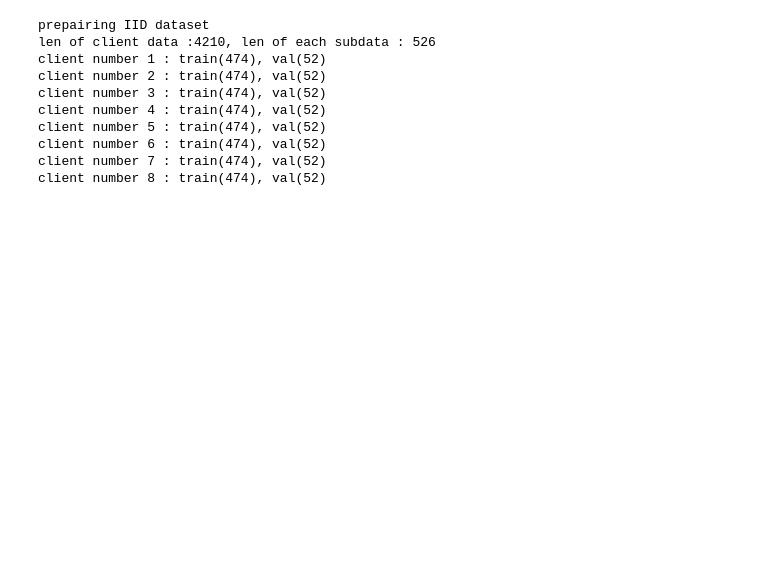
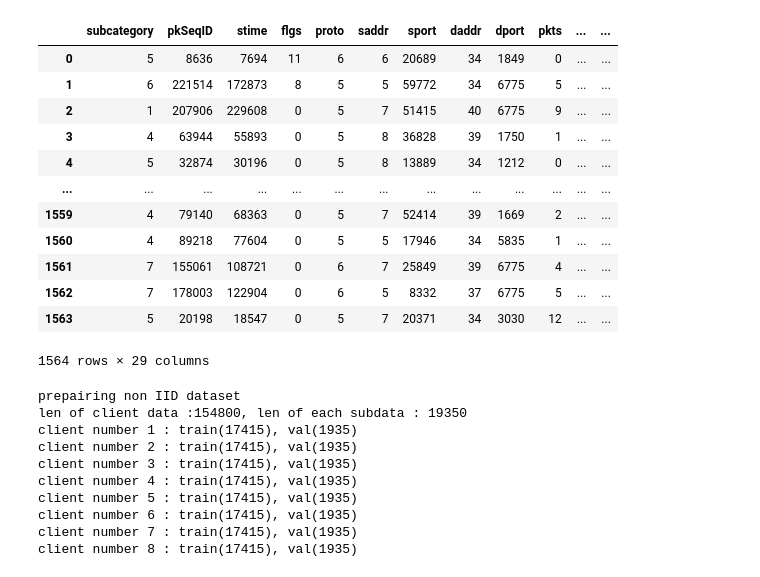
Before and after one commit to Ben11304/2022_SE03, a Jupyter notebook: federated_learning/Gan_FL/freedata_framework.ipynb, the cells around one changed output. Cells and saved outputs as stored; diff of their text form; code cells hidden in the pictures; blank space fills up the shorter version.

```diff
--- a/federated_learning/Gan_FL/freedata_framework.ipynb
+++ b/federated_learning/Gan_FL/freedata_framework.ipynb
@@ -23,16 +54,32 @@ server_data = server_data.reset_index(drop=True)
+# %%
+server_data
+# %% [output]
+|  | subcategory | pkSeqID | stime | flgs | proto | saddr | sport | daddr | dport | pkts | ... | ... |
+| 0 | 5 | 8636 | 7694 | 11 | 6 | 6 | 20689 | 34 | 1849 | 0 | ... | ... |
+| 1 | 6 | 221514 | 172873 | 8 | 5 | 5 | 59772 | 34 | 6775 | 5 | ... | ... |
+| 2 | 1 | 207906 | 229608 | 0 | 5 | 7 | 51415 | 40 | 6775 | 9 | ... | ... |
+| 3 | 4 | 63944 | 55893 | 0 | 5 | 8 | 36828 | 39 | 1750 | 1 | ... | ... |
+| 4 | 5 | 32874 | 30196 | 0 | 5 | 8 | 13889 | 34 | 1212 | 0 | ... | ... |
+| ... | ... | ... | ... | ... | ... | ... | ... | ... | ... | ... | ... | ... |
+| 1559 | 4 | 79140 | 68363 | 0 | 5 | 7 | 52414 | 39 | 1669 | 2 | ... | ... |
+| 1560 | 4 | 89218 | 77604 | 0 | 5 | 5 | 17946 | 34 | 5835 | 1 | ... | ... |
+| 1561 | 7 | 155061 | 108721 | 0 | 6 | 7 | 25849 | 39 | 6775 | 4 | ... | ... |
+| 1562 | 7 | 178003 | 122904 | 0 | 6 | 5 | 8332 | 37 | 6775 | 5 | ... | ... |
+| 1563 | 5 | 20198 | 18547 | 0 | 5 | 7 | 20371 | 34 | 3030 | 12 | ... | ... |
+1564 rows × 29 columns
 # %%
-trainloaders,testloaders=data_split(client_data,"subcategory ",8,0.1,IID=1)
+trainloaders,testloaders=data_split(client_data,"subcategory ",8,0.1,IID=0)
 # %% [output]
-prepairing IID dataset
-len of client data :4210, len of each subdata : 526
-client number 1 : train(474), val(52)
-client number 2 : train(474), val(52)
-client number 3 : train(474), val(52)
-client number 4 : train(474), val(52)
-client number 5 : train(474), val(52)
-client number 6 : train(474), val(52)
-client number 7 : train(474), val(52)
-client number 8 : train(474), val(52)
+prepairing non IID dataset
+len of client data :154800, len of each subdata : 19350
+client number 1 : train(17415), val(1935)
+client number 2 : train(17415), val(1935)
+client number 3 : train(17415), val(1935)
+client number 4 : train(17415), val(1935)
+client number 5 : train(17415), val(1935)
+client number 6 : train(17415), val(1935)
+client number 7 : train(17415), val(1935)
+client number 8 : train(17415), val(1935)
 # %%
 import torch
 for i in range(len(trainloaders)):
```
Also changed, not shown: parts of 9 cells of this notebook, 7 other files.
